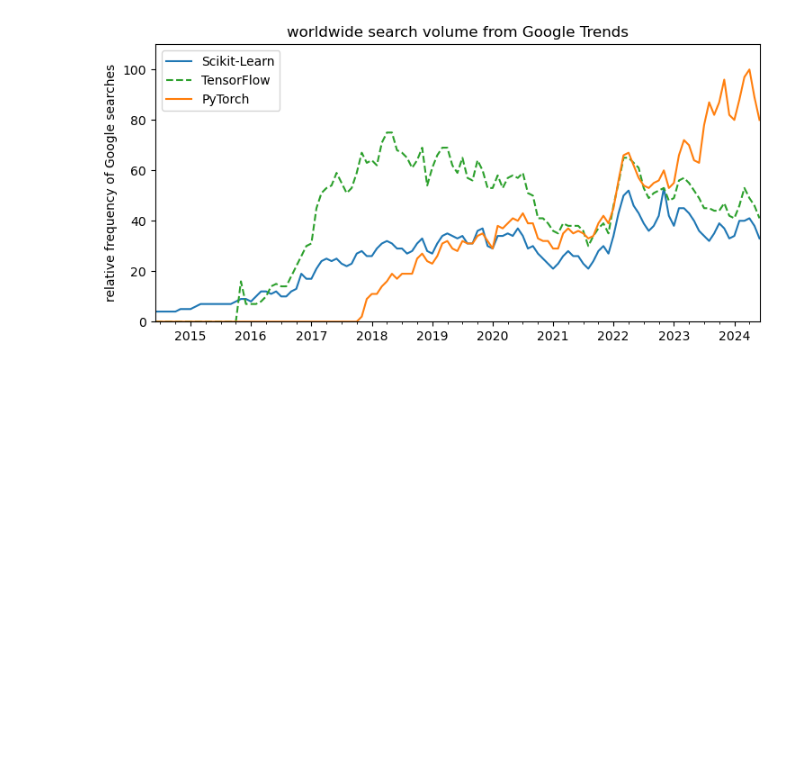
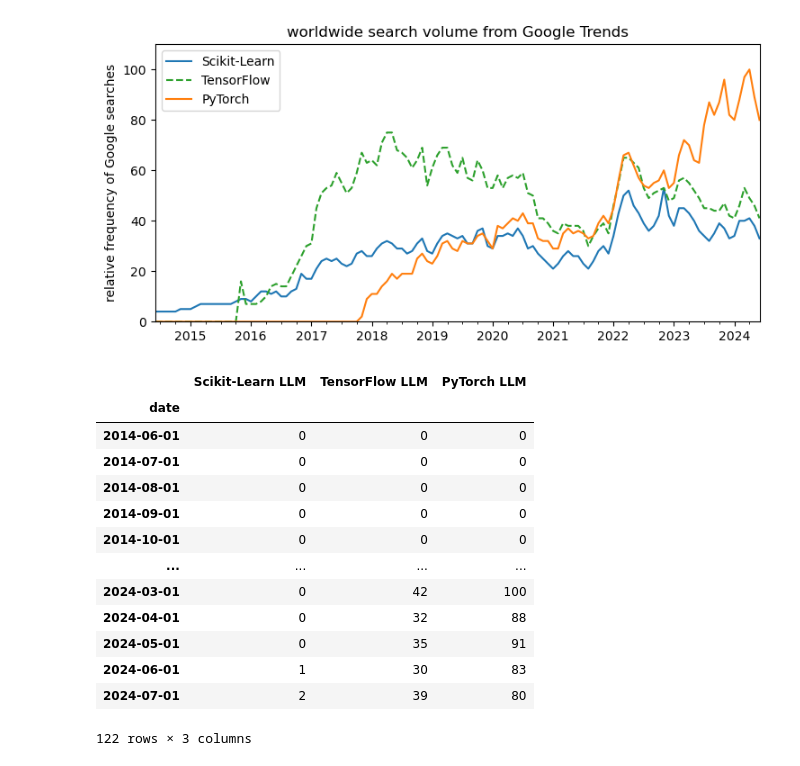
Before and after one commit to jpivarski-talks/2023-05-09-chep23-analysis-of-physicists, a Jupyter notebook: analysis/analysis-1.ipynb, the cells around one changed output. Saved outputs shown, nothing was run; the diff lists cells and outputs as text; code cells hidden in the pictures; blank space fills up the shorter version.

```diff
--- a/analysis/analysis-1.ipynb
+++ b/analysis/analysis-1.ipynb
@@ -1317,3 +1319,24 @@ fig.savefig("google-ml-package.svg");
 fig.savefig("google-ml-package.pdf");
 # %% [output]
 [figure]
+# %%
+mldf = pd.read_csv("googletrends-ml-llm.csv")
+mldf.columns = ["date", "Scikit-Learn LLM", "TensorFlow LLM", "PyTorch LLM"]
+mldf["date"] = pd.to_datetime(mldf["date"], format="%Y-%m")
+mldf.set_index("date", inplace=True)
+mldf
+# %% [output]
+|  | Scikit-Learn LLM | TensorFlow LLM | PyTorch LLM |
+| date |  |  |  |
+| 2014-06-01 | 0 | 0 | 0 |
+| 2014-07-01 | 0 | 0 | 0 |
+| 2014-08-01 | 0 | 0 | 0 |
+| 2014-09-01 | 0 | 0 | 0 |
+| 2014-10-01 | 0 | 0 | 0 |
+| ... | ... | ... | ... |
+| 2024-03-01 | 0 | 42 | 100 |
+| 2024-04-01 | 0 | 32 | 88 |
+| 2024-05-01 | 0 | 35 | 91 |
+| 2024-06-01 | 1 | 30 | 83 |
+| 2024-07-01 | 2 | 39 | 80 |
+122 rows × 3 columns
```
Also changed, not shown: parts of 2 cells of this notebook, 4 other files.
